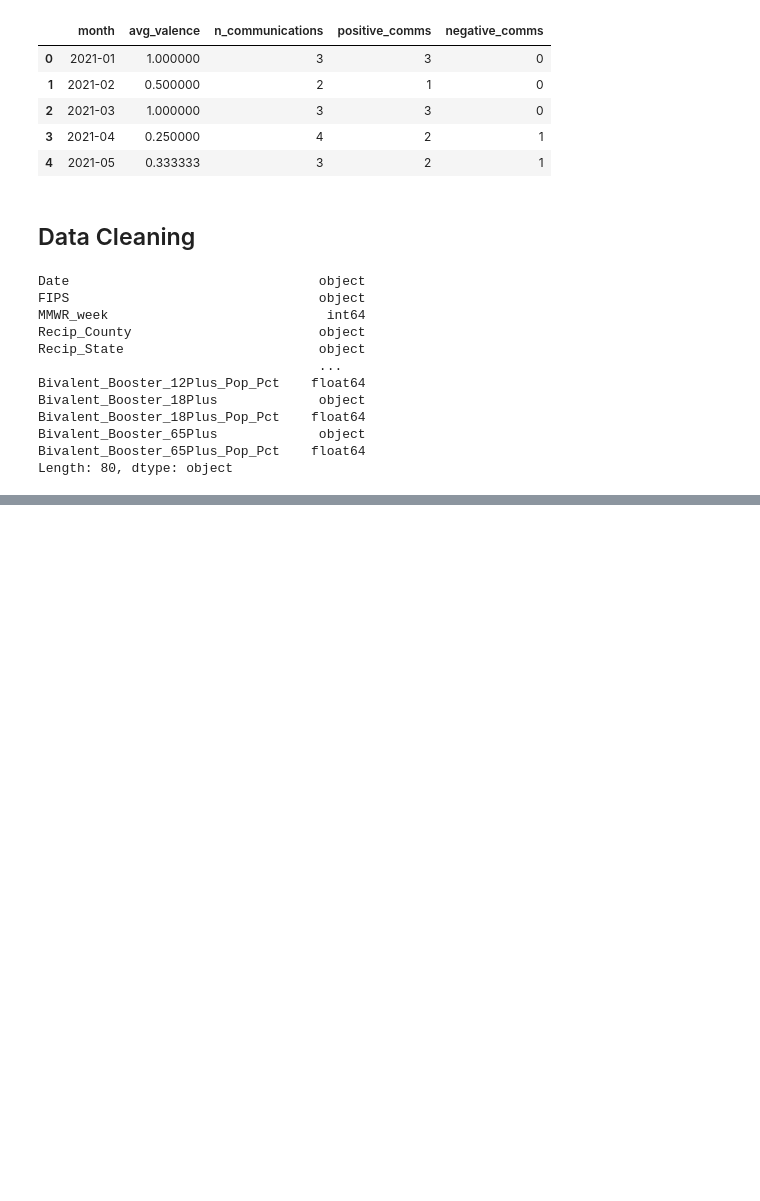
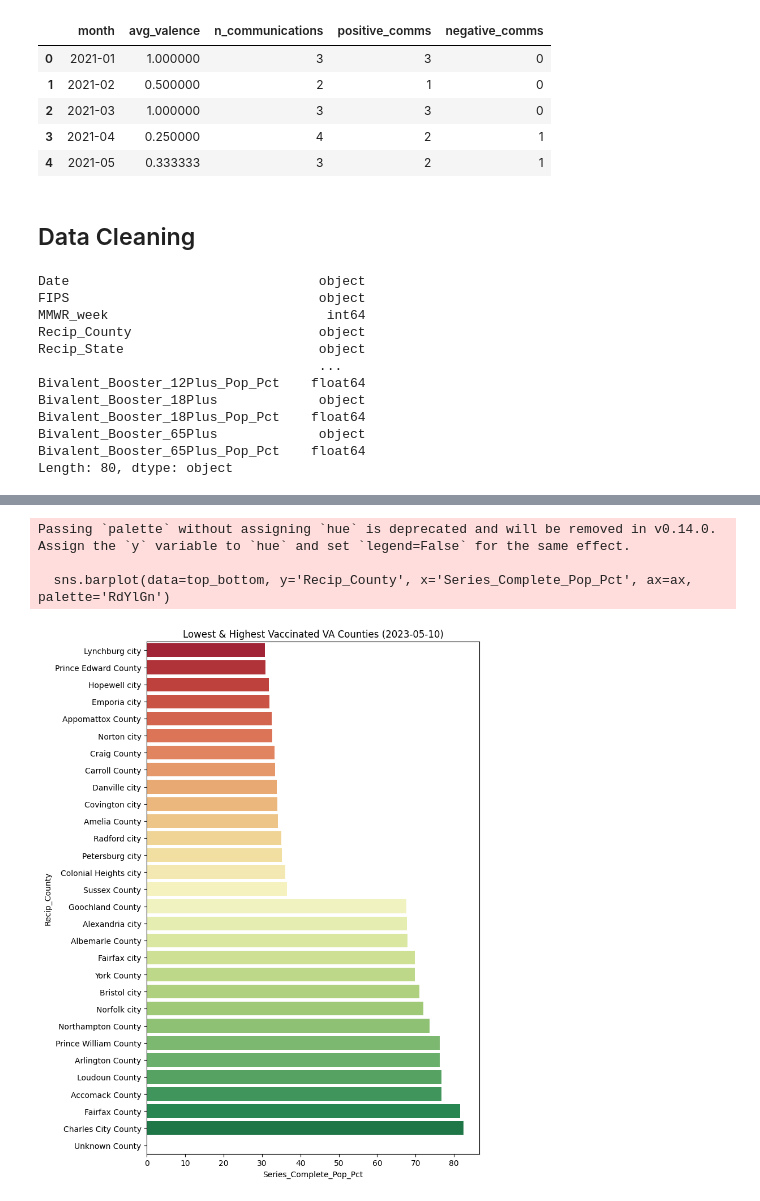
Before and after one commit to natchan19/COVIDResearch, a Jupyter notebook: DataCleaning.ipynb, the cells around one changed output, grey strips where cells are left out. Saved outputs shown, nothing was run; the diff lists cells and outputs as text; code cells hidden in the pictures; blank space fills up the shorter version.

```diff
--- a/DataCleaning.ipynb
+++ b/DataCleaning.ipynb
@@ -195,0 +211,15 @@ sns.lineplot(data=cdccomms, x='date', y='valence')
+# %%
+latest_date = vaccinedf['Date'].max()
+latest = vaccinedf[vaccinedf['Date'] == latest_date].sort_values('Series_Complete_Pop_Pct')
+top_bottom = pd.concat([latest.head(15), latest.tail(15)])
+
+fig, ax = plt.subplots(figsize=(8, 10))
+sns.barplot(data=top_bottom, y='Recip_County', x='Series_Complete_Pop_Pct', ax=ax, palette='RdYlGn')
+ax.set_title(f'Lowest & Highest Vaccinated VA Counties ({latest_date.date()})')
+plt.tight_layout()
+plt.show()
+# %% [output]
+Passing `palette` without assigning `hue` is deprecated and will be removed in v0.14.0. Assign the `y` variable to `hue` and set `legend=False` for the same effect.
+
+  sns.barplot(data=top_bottom, y='Recip_County', x='Series_Complete_Pop_Pct', ax=ax, palette='RdYlGn')
+[figure, added]
```
Also changed, not shown: parts of 14 cells of this notebook.
